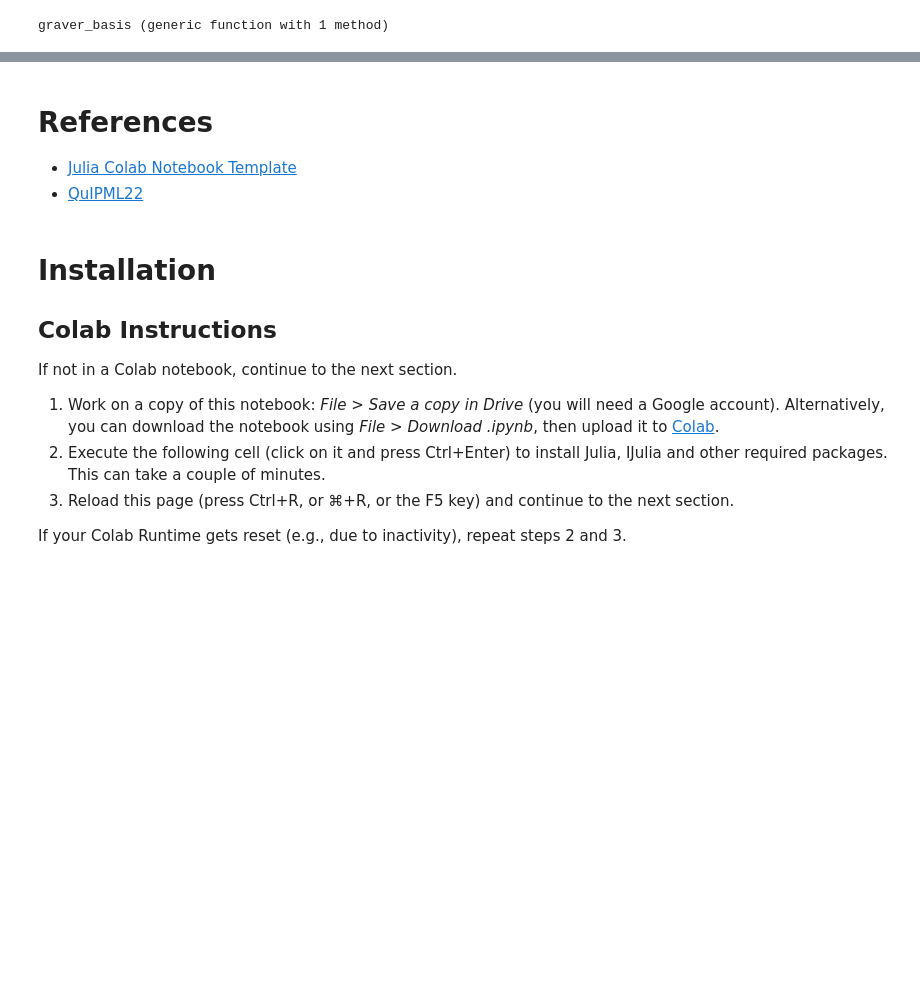
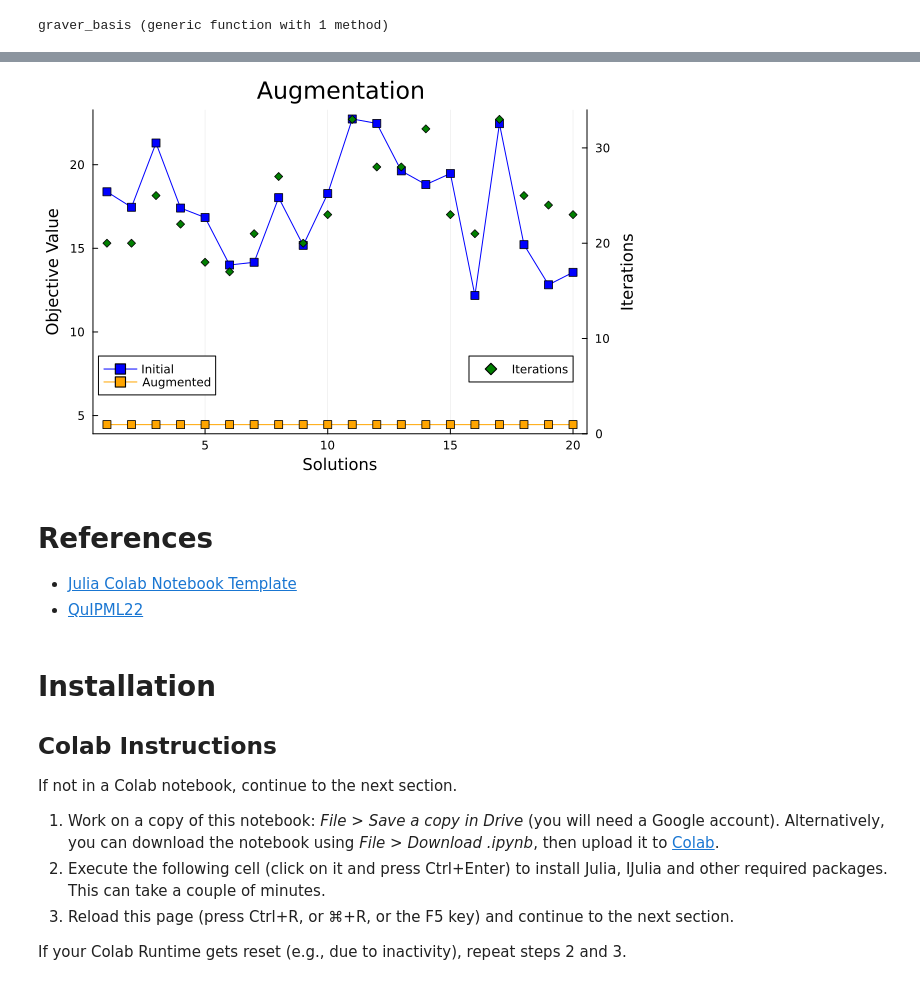
Before and after one commit to pedromxavier/QUBO-notebooks, a Jupyter notebook: notebooks/3-GAMA.ipynb, the cells around one changed output, grey strips where cells are left out. Cells and saved outputs as stored; diff of their text form; code cells hidden in the pictures; blank space fills up the shorter version.

Commit message:
Add augmentation

```diff
--- a/notebooks/3-GAMA.ipynb
+++ b/notebooks/3-GAMA.ipynb
@@ -242,0 +516,19 @@ graver_basis([1 1 1 1; 1 5 10 25], [-10 -10 -10 -10], [10 10 10 10])
+# %%
+Y_feasible  = []
+Y_augmented = []
+I_augmented = []
+T_augmented = []
+
+for x in X_feasible
+    result = @timed augmentation(
+        f, G, A, b, x, xl, xu;
+        step_rule = single_move_rule, choice_rule = greedy_rule,
+    )
+
+    num_iter, obj_val, x_aug = result.value
+
+    push!(Y_feasible, f(x))
+    push!(Y_augmented, obj_val)
+    push!(I_augmented, num_iter)
+    push!(T_augmented, result.time)
+end
@@ -243,3 +537,41 @@ graver_basis([1 1 1 1; 1 5 10 25], [-10 -10 -10 -10], [10 10 10 10])
+# %%
+function plot_augmentation(Y_feasible, Y_augmented, I_augmented, T_augmented)
+    plt = plot(;
+        plot_title = "Augmentation",
+    )
+
+    plot!(
+        plt, Y_feasible;
+        label       = "Initial",
+        color       = :blue,
+        markershape = :square,
+    )
+    plot!(
+        plt, Y_augmented;
+        label       = "Augmented",
+        color       = :orange,
+        markershape = :square,
+        ylabel      = "Objective Value",
+        xlabel      = "Solutions",
+        legend      = (0.1, 0.2),
+    )
+
+    scatter!(
+        twinx(plt), I_augmented;
+        label       = "Iterations",
+        color       = :green,
+        legend      = (0.85, 0.2),
+        markershape = :diamond,
+        ylabel      = "Iterations",
+        ylims       = (0, maximum(I_augmented) + 1),
+    )
+
+    return plt
+end
+
+plot_augmentation(Y_feasible, Y_augmented, I_augmented, T_augmented)
+# %% [output]
+[figure, added]
 # %% [markdown]
 # References
 
```
Also changed, not shown: parts of 19 cells of this notebook.
